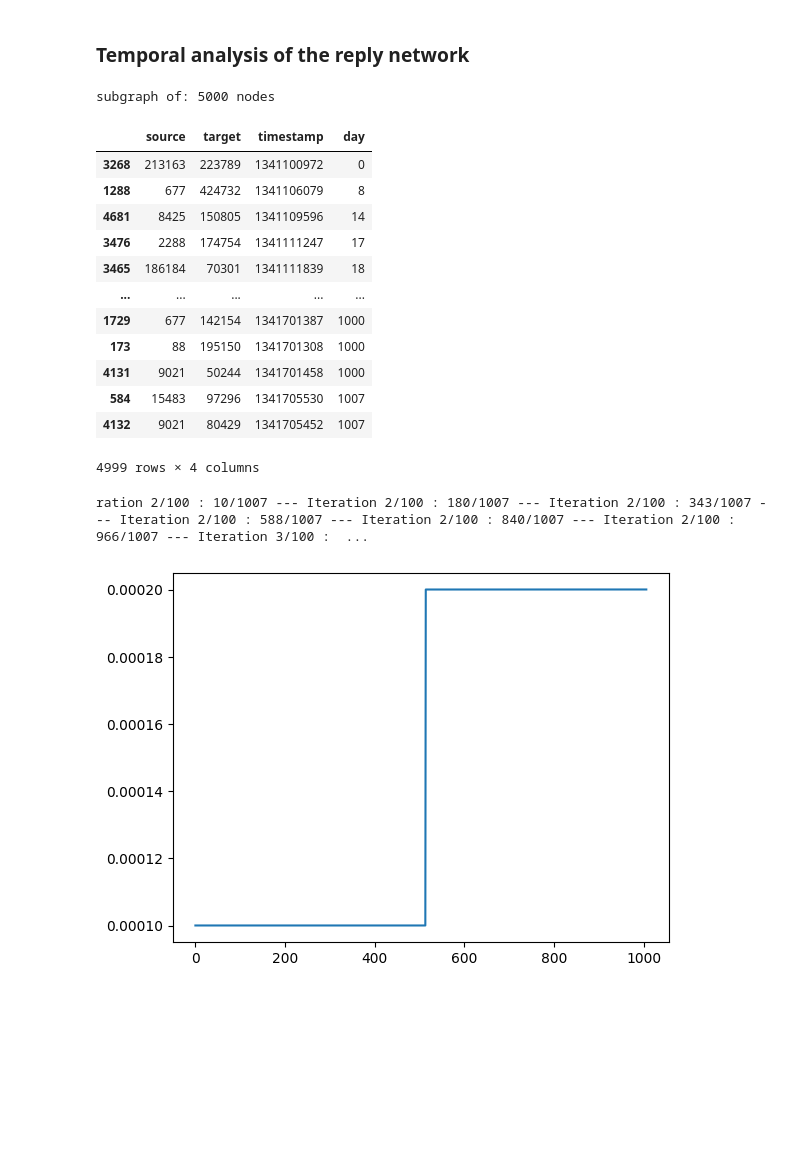
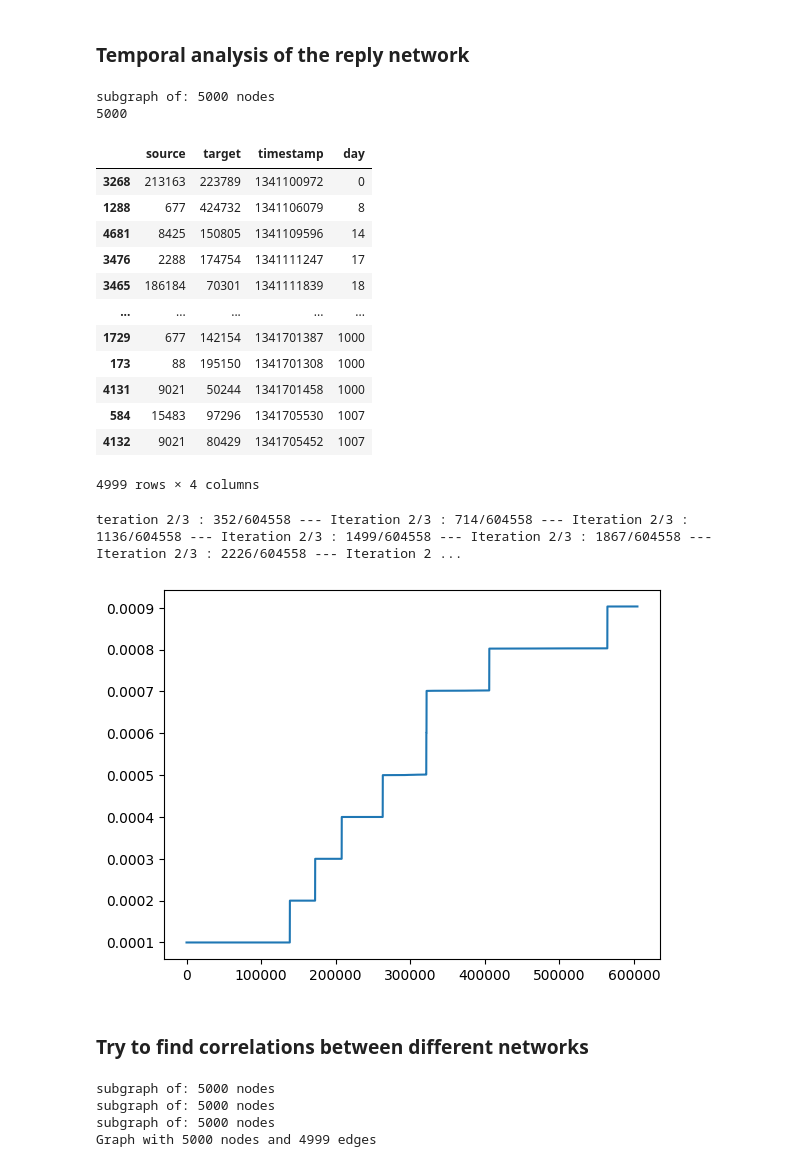
Before and after one commit to francescoopiccoli/higgs-twitter-network-science, a Jupyter notebook: src/process.ipynb, the cells around one changed output. Drawn from its saved outputs; the diff is of its cells as text; code cells hidden in the pictures; blank space fills up the shorter version.

```diff
--- a/src/process.ipynb
+++ b/src/process.ipynb
@@ -120,19 +120,22 @@ def get_lcc(G, directed = False):
 
     return lcc
 
-def get_subgraph(G, k=None, is_seed_node_most_connected=True):
+def get_subgraph(G, k=None, is_seed_node_most_connected=True, seed = None):
     """
     Returns a subgraph of G with k nodes generated by BFS from a seed node
     :param G: graph
     :param k: number of nodes in the subgraph
     :param is_seed_node_most_connected: whether the seed node is the most connected node or a random node
+    :param seed: seed node, random if None
     :return: subgraph
     """
     if k is None:
         k = G.number_of_nodes() // 5
     print('subgraph of: ' + str(k) + ' nodes')
 
-    if is_seed_node_most_connected:
+    if seed:
+        seed_node = seed
+    elif is_seed_node_most_connected:
         seed_node = max(G.degree(), key=lambda x: x[1])[0]
     else:
         # Choosing a random node does not guarantee getting a subgraph of the desired size
@@ -250,7 +253,8 @@ friends_retweet_path = "../output/higgs-friends-retweet.edgelist"
 ### Temporal analysis of the reply network
 # %%
 G_reply = nx.read_edgelist(friends_reply_path, data=(("day", int),))
-subgraph_reply = get_subgraph(G_reply, 5000)
+subgraph_reply = get_subgraph(G_reply, 5000, is_seed_node_most_connected=True)
+print(subgraph_reply.number_of_nodes())
 subgraph_reply_df = pd.DataFrame(subgraph_reply.edges(data=True), columns=['source', 'target', 'attribute'])
 # Extract the 'day' attribute from the 'attribute' column and add it as a separate column
 subgraph_reply_df['timestamp'] = [d['day'] for d in subgraph_reply_df['attribute']]
@@ -258,6 +262,7 @@ min_t = min(subgraph_reply_df['timestamp'])
 
 # Hardcoded normalizing to ~1000 timesteps
 subgraph_reply_df['day'] = ((subgraph_reply_df['timestamp'] - min_t)/ 600).astype(int)
+# subgraph_reply_df['day'] = ((subgraph_reply_df['timestamp'] - min_t)).astype(int)
 # Drop the 'attribute' column, which is no longer needed
 subgraph_reply_df.drop('attribute', axis=1, inplace=True)
 
@@ -267,8 +272,10 @@ subgraph_reply_df.drop('attribute', axis=1, inplace=True)
 #print(unique_days)
 
 subgraph_reply_df.sort_values('day')
+# nx.draw(subgraph_reply)
 # %% [output]
 subgraph of: 5000 nodes
+5000
 |  | source | target | timestamp | day |
 | 3268 | 213163 | 223789 | 1341100972 | 0 |
 | 1288 | 677 | 424732 | 1341106079 | 8 |
@@ -291,7 +298,7 @@ subgraph of: 5000 nodes
 subgraph_reply_df = subgraph_reply_df.sort_values(by=['day'])
 subgraph_reply_df.reset_index(drop=True, inplace=True)
 
-iterations = 100
+iterations = 3
 infected_nodes_time_dict = {0:[1 for _ in range(iterations)]}
 seed_nodes = []
 
@@ -301,32 +308,49 @@ number_of_nodes = len(subgraph_reply.nodes())
 for n in range(iterations):
     seed_node = random.choice(list(subgraph_reply.nodes()))
     seed_nodes.append(seed_node)
     infected_nodes = {seed_node}
 
     cur_timestamp = min_day
     nodes_infected_in_timestamp = set()
 
     # Iterate over all days
     for day in range(min_day, max_day):
         print(f'Iteration {n+1}/{iterations} : {day}/{max_day} --- ', end='\r')
         # For each day get the edges that were created on that day
         edges = subgraph_reply_df[subgraph_reply_df['day'] == day]
         # Take the dataframe subset where either the source or the target is in the infected nodes
         susceptible_nodes_rows = edges[edges['source'].isin(infected_nodes) | edges['target'].isin(infected_nodes)]
         # Make a set of all the nodes that are in susceptible_nodes_rows
         susceptible_nodes = set(susceptible_nodes_rows['source']).union(set(susceptible_nodes_rows['target']))
         # Add the susceptible nodes to the infected nodes
         infected_nodes = infected_nodes.union(susceptible_nodes)
         # Add the infected nodes to the infected_nodes_time_dict
         if day in infected_nodes_time_dict:
             infected_nodes_time_dict[day].append(len(infected_nodes))
         else:
             infected_nodes_time_dict[day] = [len(infected_nodes)]
 
     # Take the average of the infected nodes for each timestamp
     infected_nodes_time_dict = {k: [np.sum(v)/(len(v)*number_of_nodes)] for k, v in infected_nodes_time_dict.items()}
     plt.clf()
     plt.plot(list(infected_nodes_time_dict.keys()), list(infected_nodes_time_dict.values()))
 # %% [output]
-ration 2/100 : 10/1007 --- Iteration 2/100 : 180/1007 --- Iteration 2/100 : 343/1007 --- Iteration 2/100 : 588/1007 --- Iteration 2/100 : 840/1007 --- Iteration 2/100 : 966/1007 --- Iteration 3/100 :  ...
+teration 2/3 : 352/604558 --- Iteration 2/3 : 714/604558 --- Iteration 2/3 : 1136/604558 --- Iteration 2/3 : 1499/604558 --- Iteration 2/3 : 1867/604558 --- Iteration 2/3 : 2226/604558 --- Iteration 2 ...
-[figure, old version]
+[figure, new version]
+# %% [markdown]
+### Try to find correlations between different networks
+# %%
+G_mention = nx.read_edgelist(friends_mention_path, data=(("day", int),))
+G_retweet = nx.read_edgelist(friends_retweet_path, data=(("day", int),))
+common_nodes = set(G_reply.nodes()).intersection(set(G_mention.nodes())).intersection(set(G_retweet.nodes()))
+
+seed = random.choice(list(common_nodes))
+subgraph_mention = get_subgraph(G_mention, 5000, seed=seed)
+subgraph_reply = get_subgraph(G_reply, 5000, seed=seed)
+subgraph_retweet = get_subgraph(G_retweet, 5000, seed=seed)
+print(subgraph_reply)
+# %% [output]
+subgraph of: 5000 nodes
+subgraph of: 5000 nodes
+subgraph of: 5000 nodes
+Graph with 5000 nodes and 4999 edges
```
Also changed, not shown: parts of 1 cell of this notebook.
